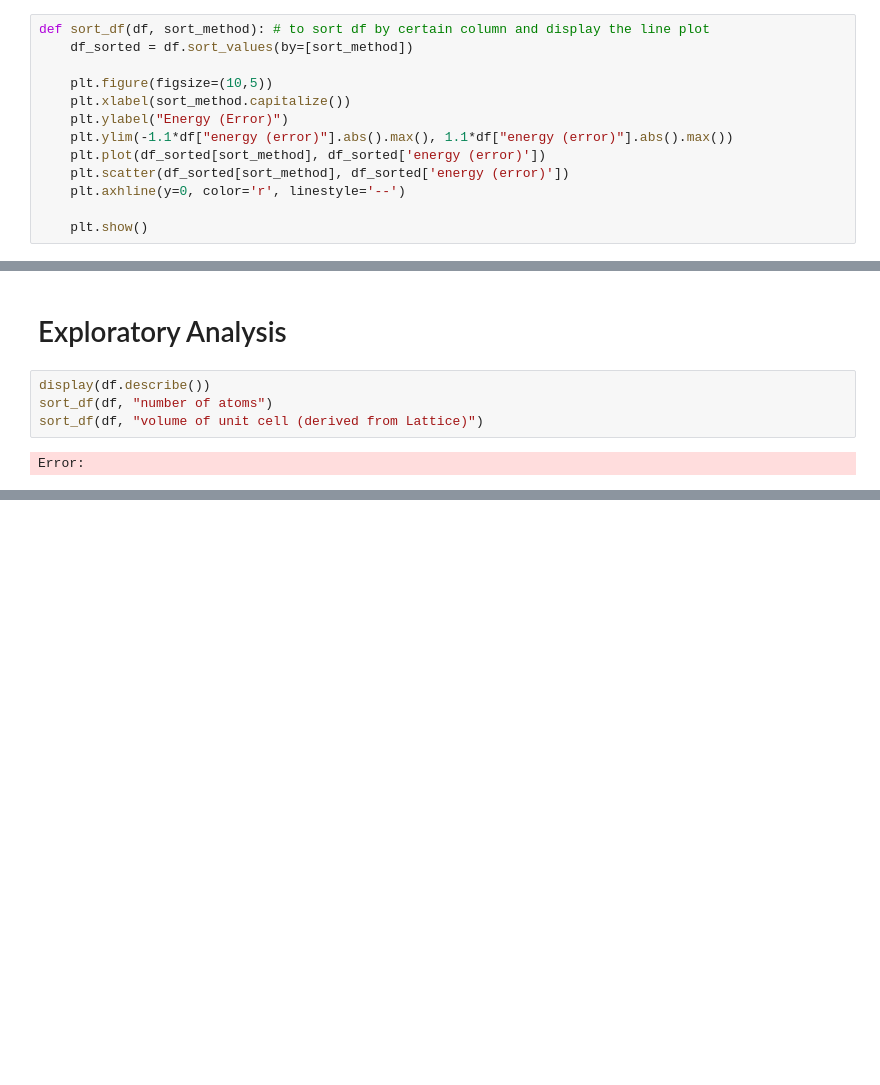
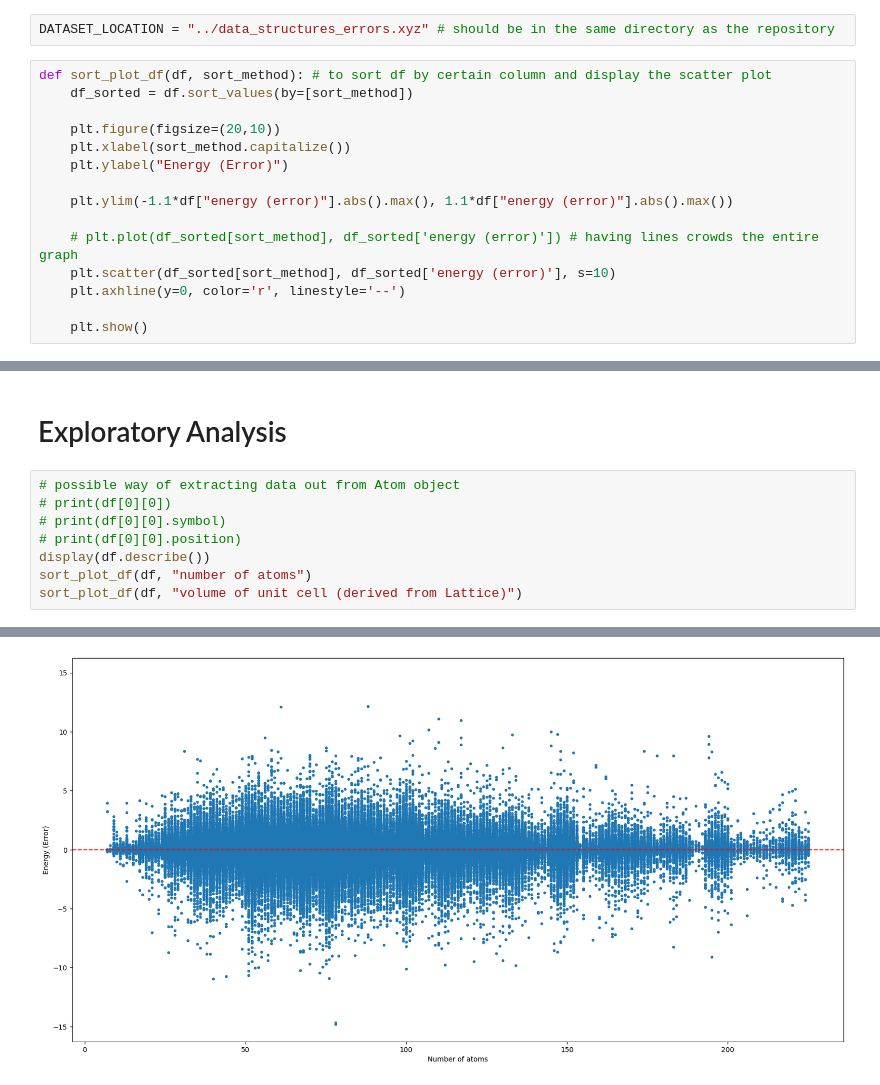
Before and after one commit to kimolijones/A-Star-is-born, a Jupyter notebook: main.ipynb, the cells around one changed output, grey strips where cells are left out. Drawn from its saved outputs; the diff is of its cells as text; blank space fills up the shorter version.

```diff
--- a/main.ipynb
+++ b/main.ipynb
@@ -17,13 +9,17 @@ Error:
+# %%
+DATASET_LOCATION = "../data_structures_errors.xyz" # should be in the same directory as the repository
 # %%
-def sort_df(df, sort_method): # to sort df by certain column and display the line plot
+def sort_plot_df(df, sort_method): # to sort df by certain column and display the scatter plot
     df_sorted = df.sort_values(by=[sort_method])
 
-    plt.figure(figsize=(10,5))
+    plt.figure(figsize=(20,10))
     plt.xlabel(sort_method.capitalize())
     plt.ylabel("Energy (Error)")
+
     plt.ylim(-1.1*df["energy (error)"].abs().max(), 1.1*df["energy (error)"].abs().max())
-    plt.plot(df_sorted[sort_method], df_sorted['energy (error)'])
-    plt.scatter(df_sorted[sort_method], df_sorted['energy (error)'])
+
+    # plt.plot(df_sorted[sort_method], df_sorted['energy (error)']) # having lines crowds the entire graph
+    plt.scatter(df_sorted[sort_method], df_sorted['energy (error)'], s=10)
     plt.axhline(y=0, color='r', linestyle='--')
 
     plt.show()
@@ -53,8 +50,11 @@ Error:
 # %% [markdown]
 # Exploratory Analysis
 # %%
+# possible way of extracting data out from Atom object
+# print(df[0][0])
+# print(df[0][0].symbol)
+# print(df[0][0].position)
 display(df.describe())
-sort_df(df, "number of atoms")
-sort_df(df, "volume of unit cell (derived from Lattice)")
+sort_plot_df(df, "number of atoms")
+sort_plot_df(df, "volume of unit cell (derived from Lattice)")
 # %% [output]
-Error:
@@ -60,0 +70 @@ Error:
+[figure, added]
```
Also changed, not shown: parts of 7 cells of this notebook, 1 other file.
